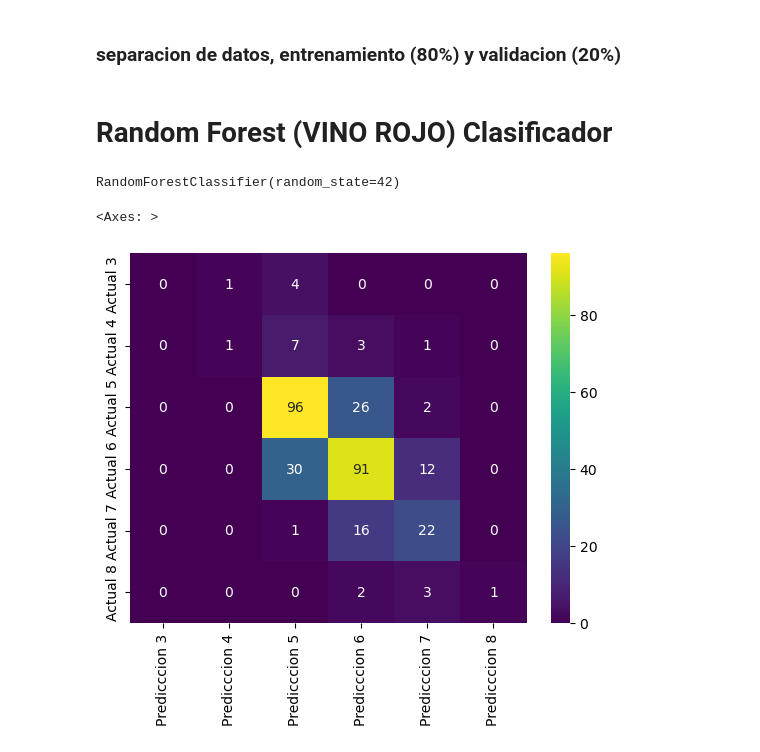
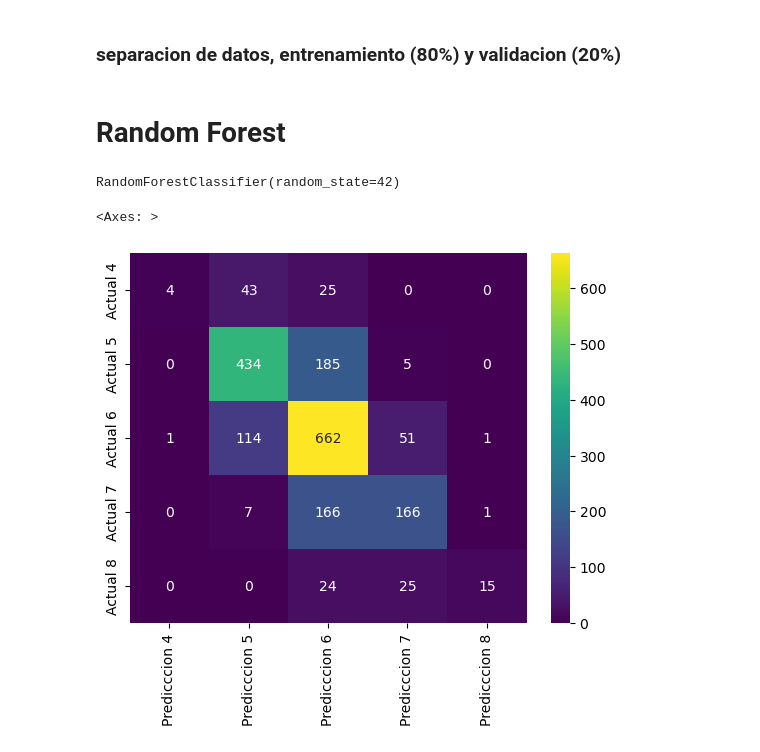
Before and after one commit to Eriik12/PROYECTO, a Jupyter notebook: VINO/Calidad del Vino.ipynb, the cells around one changed output. Cells and saved outputs as stored; diff of their text form; code cells hidden in the pictures.

Commit message:
correcion vino

```diff
--- a/VINO/Calidad del Vino.ipynb
+++ b/VINO/Calidad del Vino.ipynb
@@ -52,50 +89,30 @@ X_train_blanco, X_val_blanco, y_train_blanco, y_val_blanco = train_test_split(X_
+# %%
+X_train, X_val, y_train, y_val = train_test_split(data_normalized, y, test_size=0.3, random_state=42)
 # %% [markdown]
-# Random Forest (VINO ROJO) Clasificador
+# Random Forest
 # %%
 from sklearn.ensemble import RandomForestClassifier
 # %%
-r
-
-
-
-
-
-
-
-
-
-
-
-
-
-
-
-
-
-
-
-
-
-_classifier = RandomForestClassifier(n_estimators=100, random_state=42)
-rf_classifier.fit(X_train_rojo, y_train_rojo)
+rf_classifier = RandomForestClassifier(n_estimators=100, random_state=42)
+rf_classifier.fit(X_train, y_train)
 # %% [output]
 RandomForestClassifier(random_state=42)
 # %%
-y_pred = rf_classifier.predict(X_val_rojo)
+y_pred = rf_classifier.predict(X_val)
 # %%
 import seaborn as sns
 import numpy as np
 from sklearn.metrics import accuracy_score, classification_report, confusion_matrix
 # %%
-def plot(y_val_rojo, y_pred):
-    labels = unique_labels(y_train_rojo)
+def plot(y_val, y_pred):
+    labels = unique_labels(y_train)
     column = [f'Predicccion {label}' for label in labels]
     indices = [f'Actual {label}' for label in labels]
-    table = pd.DataFrame(confusion_matrix(y_val_rojo, y_pred),
+    table = pd.DataFrame(confusion_matrix(y_val, y_pred),
                          columns=column,index=indices)
     return sns.heatmap(table, annot=True, fmt='d', cmap='viridis')
 # %%
-plot(y_val_rojo,y_pred)
+plot(y_val,y_pred)
 # %% [output]
 <Axes: >
-[figure, old version]
+[figure, new version]
```
Also changed, not shown: parts of 33 cells of this notebook, 1 other file.
